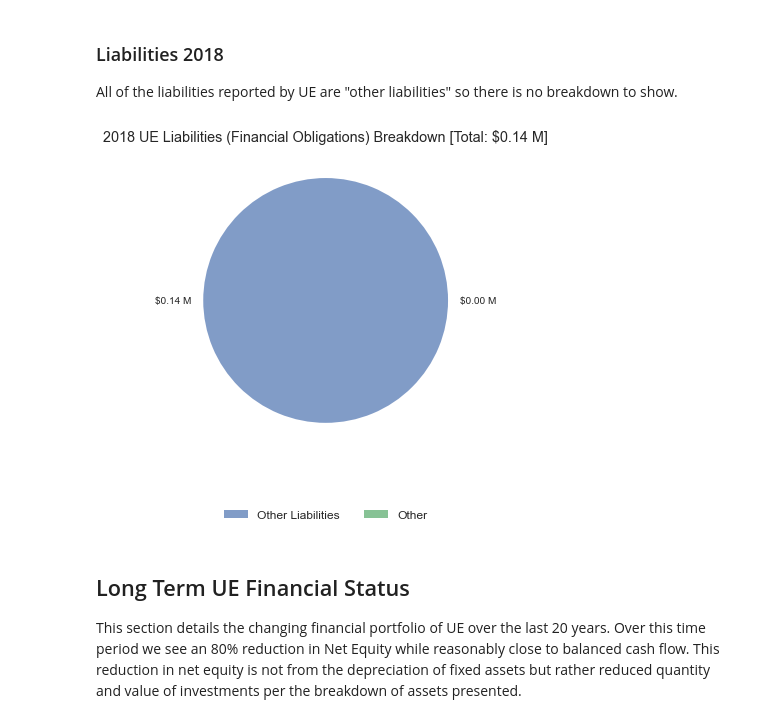
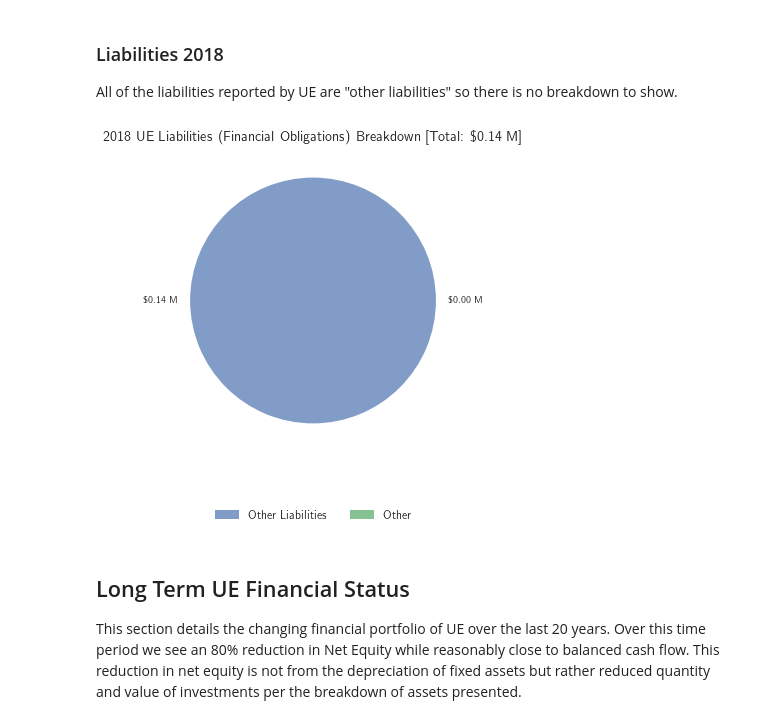
Before and after one commit to UENotForMIT/ue-analysis, a Jupyter notebook: nb/base-analysis.ipynb, the cells around one changed output. Drawn from its saved outputs; the diff is of its cells as text; code cells hidden in the pictures.

```diff
--- a/nb/base-analysis.ipynb
+++ b/nb/base-analysis.ipynb
@@ -58,6 +70,7 @@ import matplotlib as mpl
 import matplotlib.pyplot as plt
 from cycler import cycler
 plt.style.use('seaborn')
+mpl.rcParams['text.usetex'] = True
 # %% [markdown]
 ## MIT Financial Contribution
 This section calculates the direct cost of membership to MIT graduate students. Rates of dues used here are the minimum values specified by the appropriate sections of the UE national constitution. I choose to report these values per year for the entire graduate population (rather than any single individual's contribution) because the MIT graduate population would interact with UE as a collective. In these calculations I assume that the entire graduate population would participate.
@@ -204,18 +219,18 @@ liab_labels = np.append(liab_labels_og[liab_2018_mask[0]], ["Other"])
 # %%
 fig, axs = plt.subplots(1, 1, **{'figsize': [6.4, 4.8]});
 
-liab_val_labels = ['${:.2f} M'.format(x/10**6) for x in liab_2018_trunc]
+liab_val_labels = ['\${:.2f} M'.format(x/10**6) for x in liab_2018_trunc]
 
 n = axs.pie(liab_2018_trunc, labels=liab_val_labels);
 [n[0][x].set_alpha(0.7) for x in range(len(n))];
 
-axs.set_title("2018 UE Liabilities (Financial Obligations) Breakdown [Total: ${:} M]".format(np.round(liab_2018_full.sum()/10**6,2)), fontsize='x-large');
+axs.set_title("2018 UE Liabilities (Financial Obligations) Breakdown [Total: \${:} M]".format(np.round(liab_2018_full.sum()/10**6,2)), fontsize='x-large');
 fig.legend(liab_labels, loc='upper center',
            bbox_to_anchor=(0.5, -0.1), fancybox=False, shadow=False, ncol=int(len(asset_labels)/2), fontsize='large')
 
 plt.tight_layout()
 # %% [output]
-[figure, old version]
+[figure, new version]
 # %% [markdown]
 ## Long Term UE Financial Status
 This section details the changing financial portfolio of UE over the last 20 years. Over this time period we see an 80% reduction in Net Equity while reasonably close to balanced cash flow. This reduction in net equity is not from the depreciation of fixed assets but rather reduced quantity and value of investments per the breakdown of assets presented.
```
Also changed, not shown: parts of 19 cells of this notebook, 1 other file.
